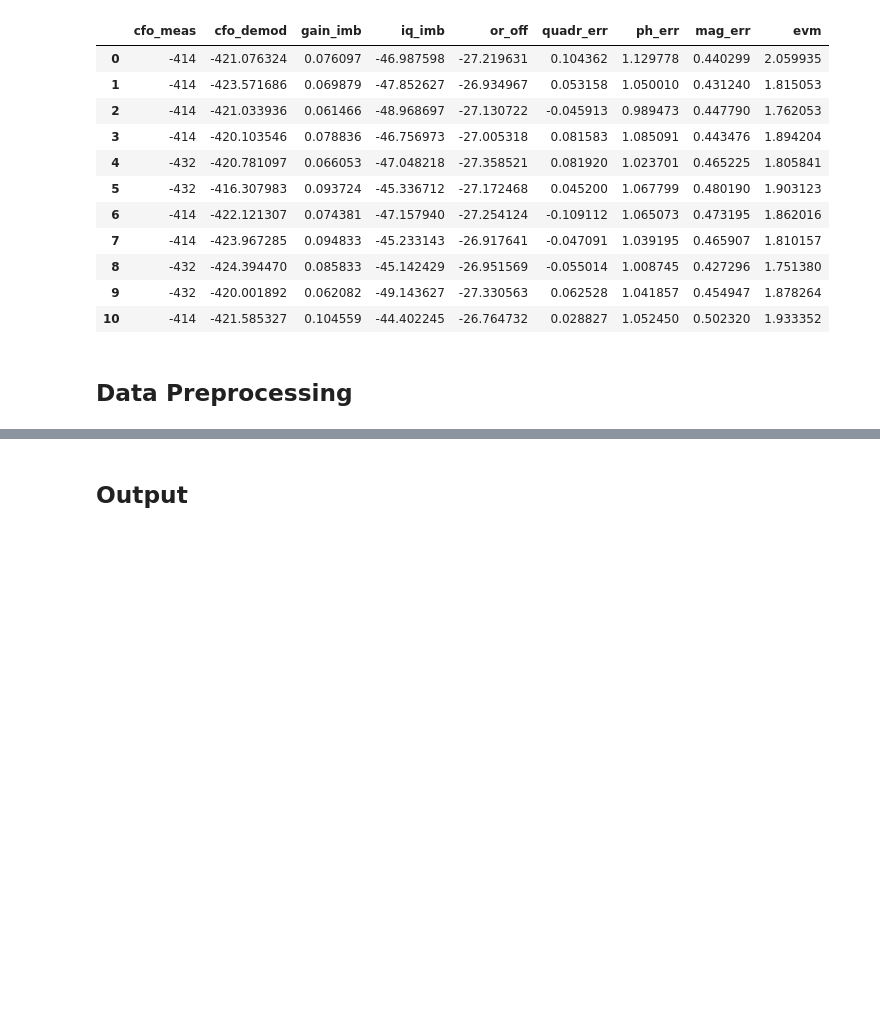
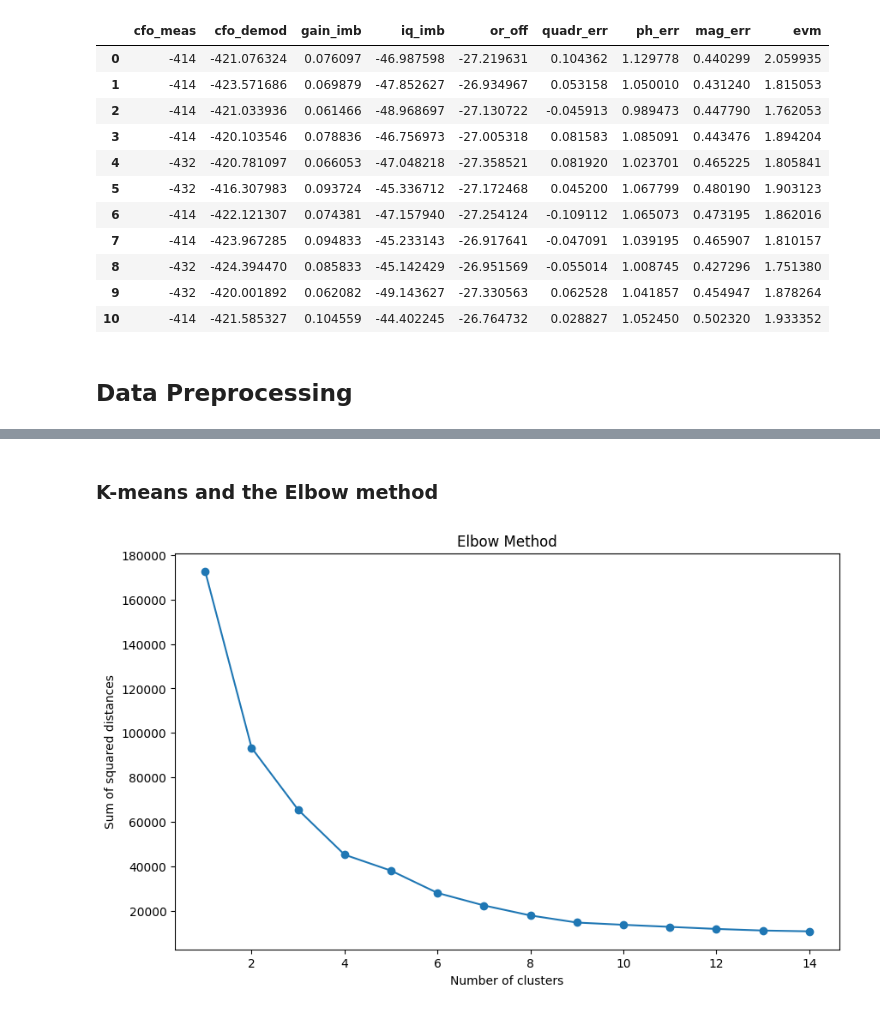
Before and after one commit to xlukac14/MPA-MLF, a Jupyter notebook: Miniproject/Miniproject_Lukac.ipynb, the cells around one changed output, grey strips where cells are left out. Cells and saved outputs as stored; diff of their text form; code cells hidden in the pictures; blank space fills up the shorter version.

```diff
--- a/Miniproject/Miniproject_Lukac.ipynb
+++ b/Miniproject/Miniproject_Lukac.ipynb
@@ -115,8 +130,8 @@ pd_dataset.head(11)   # dispalys 1st 11 rows
 # %% [markdown]
 ## Data Preprocessing
-# %%
-scale = preprocessing.MinMaxScaler()
-
-pd_dataset_column = pd_dataset.columns
-pd_dataset_values = scale.fit_transform(pd_dataset.values)
-pd_dataset = pd.DataFrame(pd_dataset_values, columns = pd_dataset_column)
+# %%
+# Check for missing values
+print(pd_dataset.isnull().sum())
+
+scaler = StandardScaler()
+data_scaled = scaler.fit_transform(pd_dataset)
@@ -209,2 +163,0 @@ plt.plot(history.history['val_accuracy'])
-# %% [markdown]
-## Output
@@ -219,0 +164,20 @@ output_df.to_csv(output_path, index=True, index_label="id", quoting=2)
+# %% [markdown]
+### K-means and the Elbow method
+# %%
+# Use the elbow method to find the optimal number of clusters
+all_objective = []
+for k in range(1, 15):
+    kmeans = KMeans(n_clusters=k)
+    kmeans.fit(data_scaled)
+    all_objective.append(kmeans.inertia_)
+
+k_all = range(1, 15)
+
+plt.figure(figsize=(10, 6))
+plt.plot(k_all, all_objective, marker='o')
+plt.title('Elbow Method')
+plt.xlabel('Number of clusters')
+plt.ylabel('Sum of squared distances')
+plt.show()
+# %% [output]
+[figure, added]
```
Also changed, not shown: parts of 23 cells of this notebook.
